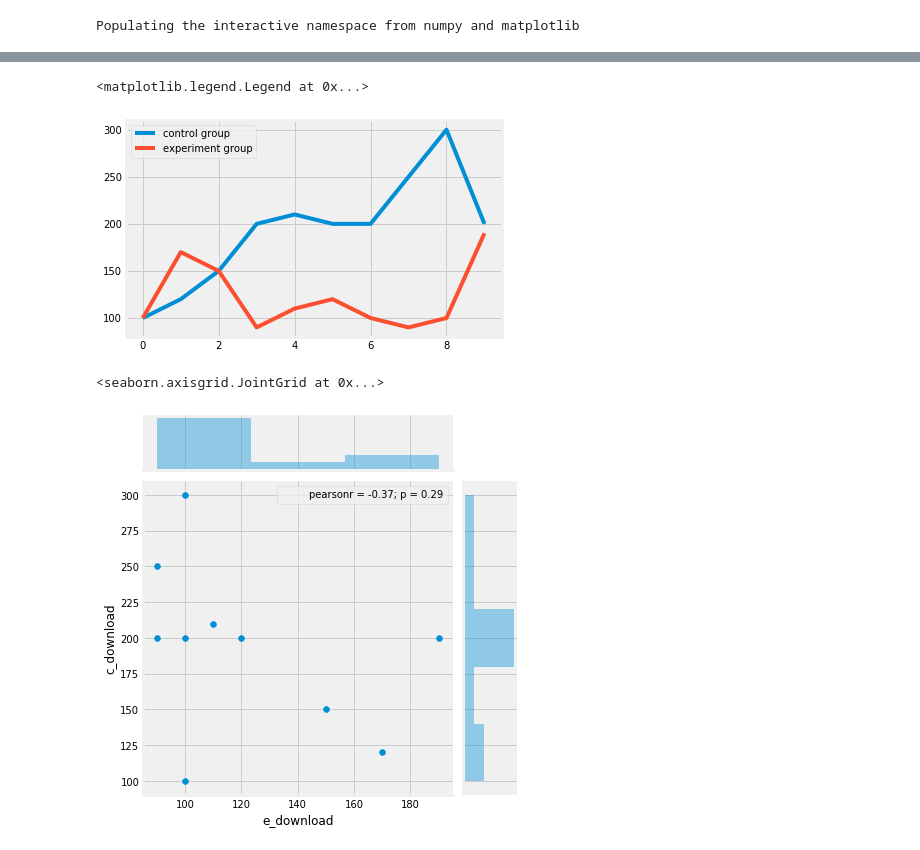
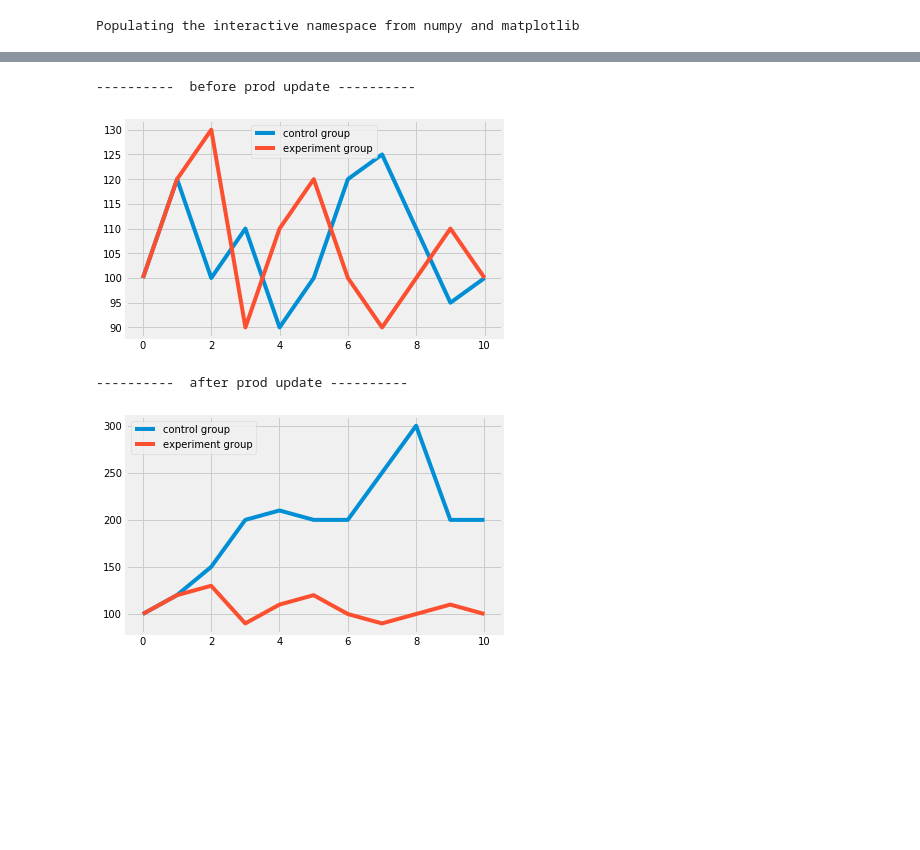
Before and after one commit to yennanliu/analysis, a Jupyter notebook: Statistics_/AB_Testing.ipynb, the cells around one changed output, grey strips where cells are left out. Cells and saved outputs as stored; diff of their text form; code cells hidden in the pictures; blank space fills up the shorter version.

Commit message:
reset data with before/after download data and replot the charts

```diff
--- a/Statistics_/AB_Testing.ipynb
+++ b/Statistics_/AB_Testing.ipynb
@@ -31,5 +30,12 @@ Populating the interactive namespace from numpy and matplotlib
 # control group (with old version prod)
 # experiment group (with new version prod)
 
-df_contr = pd.DataFrame({'c_download':[100,120,150,200,210,200,200,250,300,200,200] })
-df_exp = pd.DataFrame({'e_download':[100,170,150,90,110,120,100,90,100,190] })
+# df_before: download before prod update
+# control_dl : control group download
+# exp_dl : experiment group download
+df_before = pd.DataFrame({'control_dl':[100,120,100,110,90,100,120,125,110,95,100] ,
+                        'exp_dl':[100,120,130,90,110,120,100,90,100,110,100] })
+
+# df_after: download after prod update
+df_after = pd.DataFrame({'control_dl':[100,120,150,200,210,200,200,250,300,200,200] ,
+                        'exp_dl':[100,120,130,90,110,120,100,90,100,110,100] })
@@ -73,15 +74,18 @@ df_m
 # %%
 # curve plot
 
-plt.plot(df_m)
+print ('----------  before prod update ----------')
+plt.plot(df_before)
 plt.legend(['control group','experiment group'])
+plt.show()
+
+
+print ('----------  after prod update ----------')
+plt.plot(df_after)
+plt.legend(['control group','experiment group'])
+plt.show()
 # %% [output]
-<matplotlib.legend.Legend at 0x...>
+----------  before prod update ----------
-[figure, old version]
+[figure, new version]
+----------  after prod update ----------
+[figure, added]
-# %%
-# scatter plot
-
-sns.jointplot(x= "e_download", y ="c_download", data=df_m)
-# %% [output]
-<seaborn.axisgrid.JointGrid at 0x...>
-[figure, removed]
```
Also changed, not shown: parts of 7 cells of this notebook.
